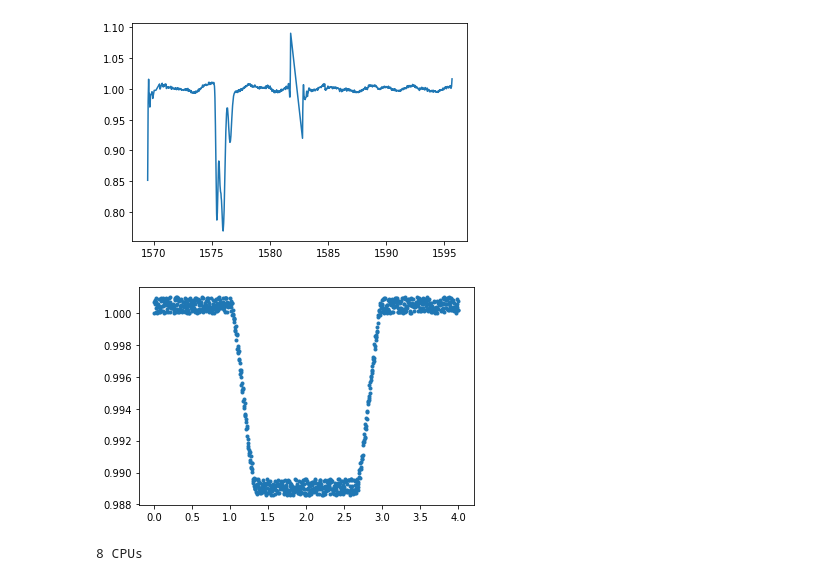
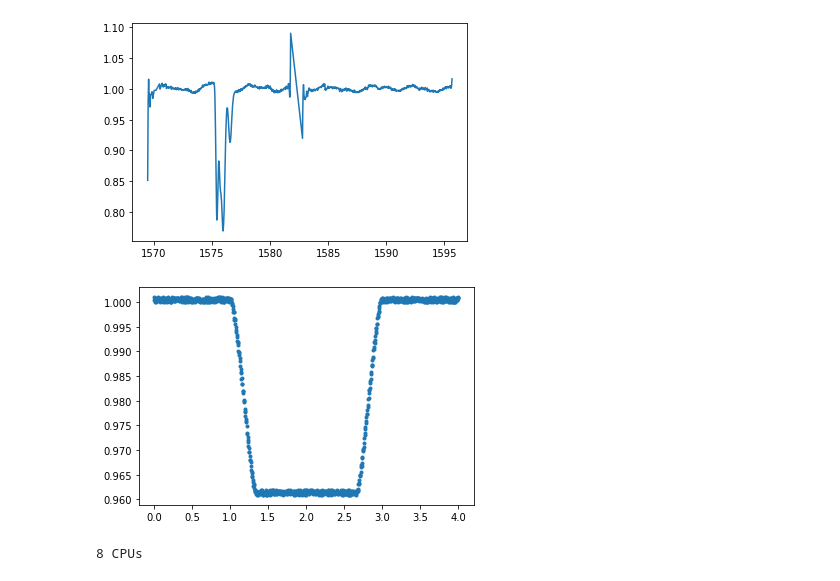
Before and after one commit to joshua-bromley/mcmcSampler, a Jupyter notebook: sampler.ipynb, the cells around one changed output. Drawn from its saved outputs; the diff is of its cells as text; code cells hidden in the pictures.

```diff
--- a/sampler.ipynb
+++ b/sampler.ipynb
@@ -170,14 +170,17 @@ plt.show()
 # %% [output]
 [figure]
 # %%
-times, flux, fluxErr = getData("lcs/a3b10v5o1", filetype = "txt")
+times = np.linspace(0,4,1000)
+flux = transitSim(10,10,50,0.5,times,2,1)
+fluxErr = 0.001*np.ones(1000)
+flux = flux + np.random.random(1000)*fluxErr
 fig = plt.subplot()
 fig.plot(times, flux, ls = '', marker = '.')
 plt.show()
 
 ncpu = cpu_count()
 print("{0} CPUs".format(ncpu))
 # %% [output]
-[figure, old version]
+[figure, new version]
 8 CPUs
 # %%
```
Also changed, not shown: parts of 5 cells of this notebook, 3 other files.
